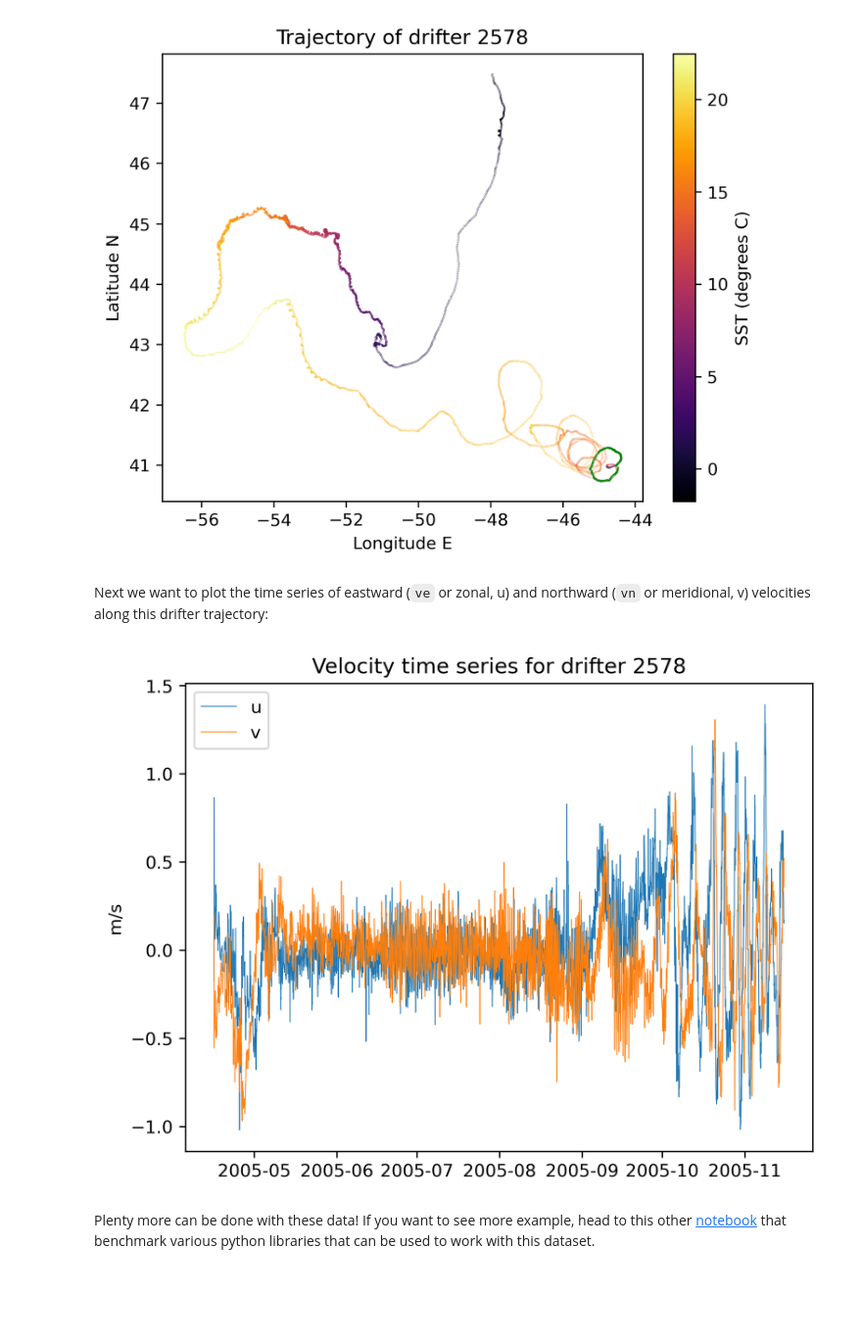
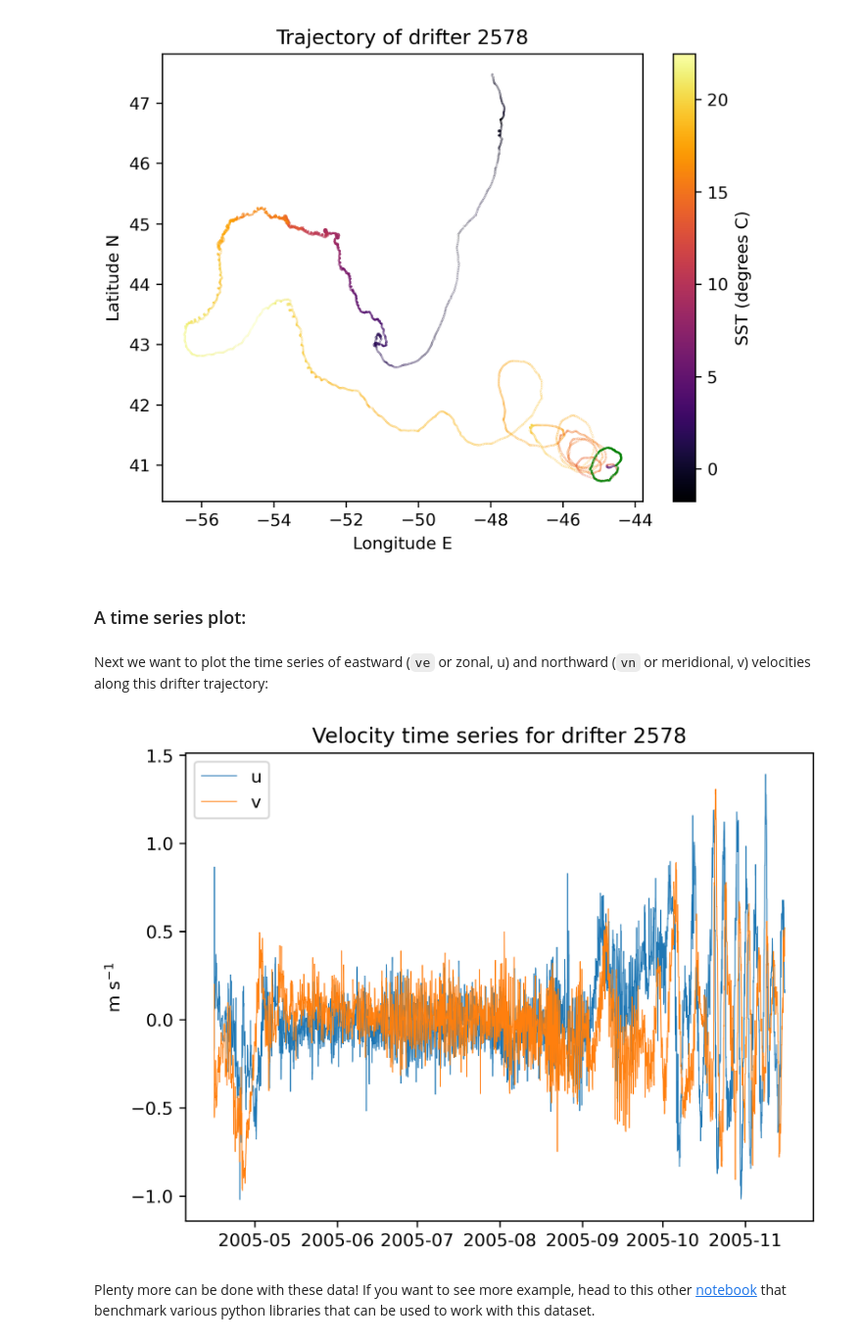
Before and after one commit to Cloud-Drift/gdp-get-started, a Jupyter notebook: get_started_with_hourly_gdp_data.ipynb, the cells around one changed output. Shown at 98% size. Saved outputs shown, nothing was run; the diff lists cells and outputs as text; code cells hidden in the pictures; blank space fills up the shorter version.

```diff
--- a/get_started_with_hourly_gdp_data.ipynb
+++ b/get_started_with_hourly_gdp_data.ipynb
@@ -131,16 +131,18 @@ ax.set_title('Trajectory of drifter '+str(n));
 # %% [output]
 [figure]
 # %% [markdown]
-Next we want to plot the time series of eastward (`ve` or zonal, u) and northward (`vn` or meridional, v) velocities along this drifter trajectory:
+### A time series plot:
+# %% [markdown]
+Next we want to plot the time series of eastward (`ve` or zonal, u) and northward (`vn` or meridional, v) velocities along this drifter trajectory:
 # %%
 fig = plt.figure(dpi=300)
 ax = fig.add_subplot(1,1,1)
 pcm1 = ax.plot(ds.time[sli],ds.ve[sli],linewidth=0.5)
 pcm2 = ax.plot(ds.time[sli],ds.vn[sli],linewidth=0.5)
 ax.legend(['u', 'v'])
-ax.set_ylabel('m/s')
+ax.set_ylabel('m s$^{-1}$')
 ax.set_title('Velocity time series for drifter '+str(n));
 # %% [output]
-[figure, old version]
+[figure, new version]
 # %% [markdown]
 Plenty more can be done with these data! If you want to see more example, head to this other [notebook](https://github.com/Cloud-Drift/earthcube-meeting-2022) that benchmark various python libraries that can be used to work with this dataset.
```
Also changed, not shown: parts of 1 cell of this notebook.
